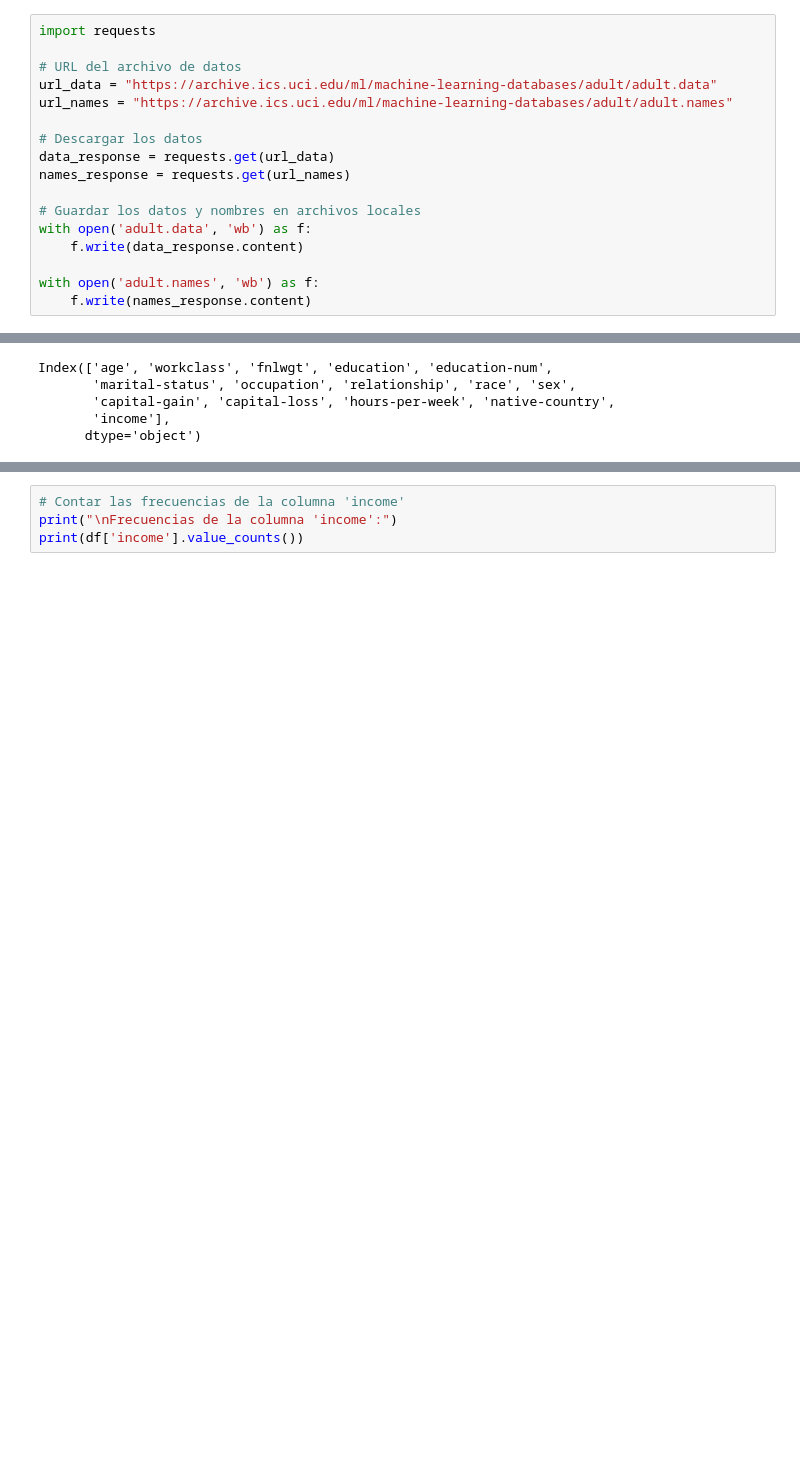
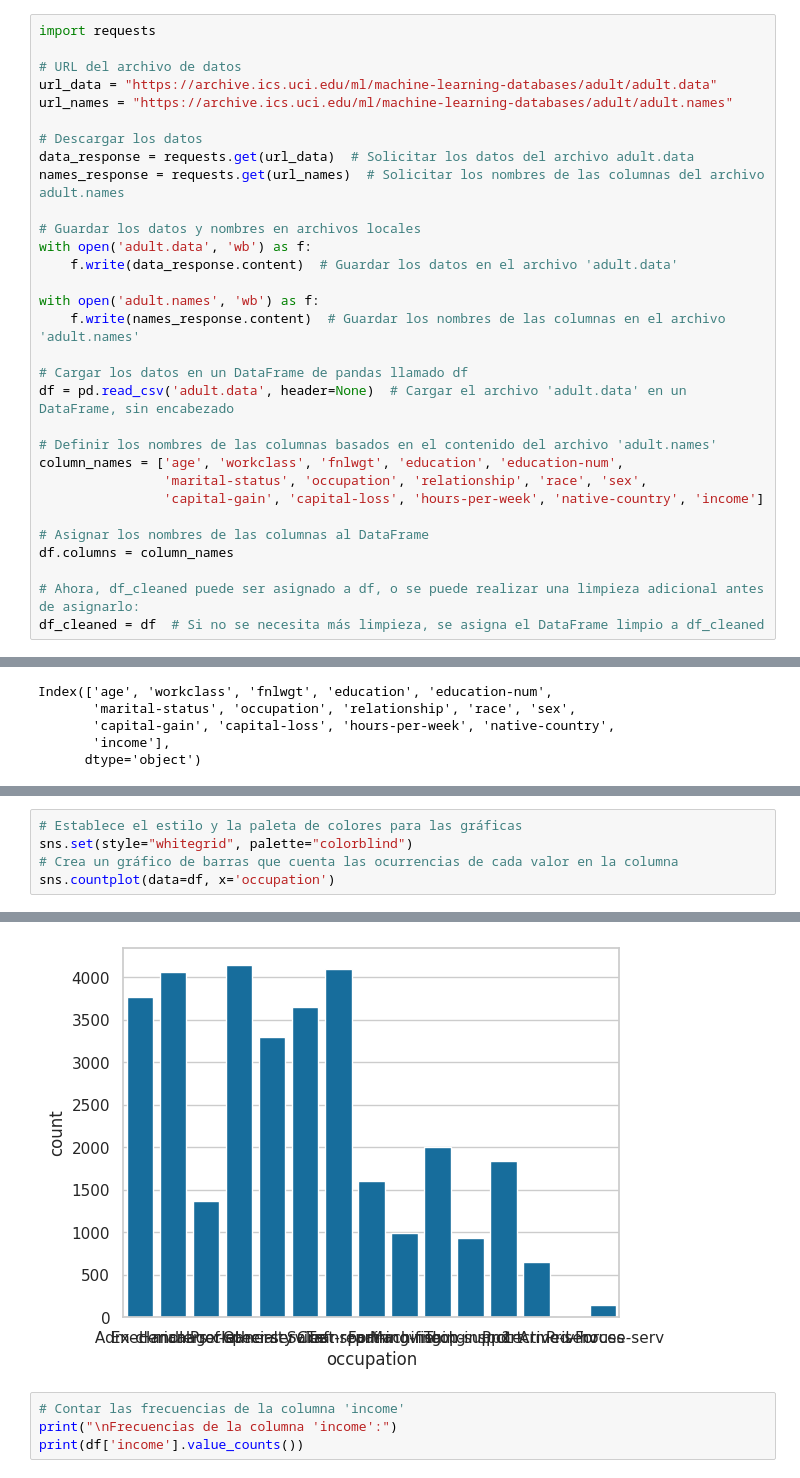
Before and after one commit to callejero666/avdp, a Jupyter notebook: Adulto.ipynb, the cells around one changed output, grey strips where cells are left out. Drawn from its saved outputs; the diff is of its cells as text; blank space fills up the shorter version.

```diff
--- a/Adulto.ipynb
+++ b/Adulto.ipynb
@@ -53,12 +59,26 @@ url_data = "https://archive.ics.uci.edu/ml/machine-learning-databases/adult/adul
 url_names = "https://archive.ics.uci.edu/ml/machine-learning-databases/adult/adult.names"
 
 # Descargar los datos
-data_response = requests.get(url_data)
-names_response = requests.get(url_names)
+data_response = requests.get(url_data)  # Solicitar los datos del archivo adult.data
+names_response = requests.get(url_names)  # Solicitar los nombres de las columnas del archivo adult.names
 
 # Guardar los datos y nombres en archivos locales
 with open('adult.data', 'wb') as f:
-    f.write(data_response.content)
+    f.write(data_response.content)  # Guardar los datos en el archivo 'adult.data'
 
 with open('adult.names', 'wb') as f:
-    f.write(names_response.content)
+    f.write(names_response.content)  # Guardar los nombres de las columnas en el archivo 'adult.names'
+
+# Cargar los datos en un DataFrame de pandas llamado df
+df = pd.read_csv('adult.data', header=None)  # Cargar el archivo 'adult.data' en un DataFrame, sin encabezado
+
+# Definir los nombres de las columnas basados en el contenido del archivo 'adult.names'
+column_names = ['age', 'workclass', 'fnlwgt', 'education', 'education-num',
+                'marital-status', 'occupation', 'relationship', 'race', 'sex',
+                'capital-gain', 'capital-loss', 'hours-per-week', 'native-country', 'income']
+
+# Asignar los nombres de las columnas al DataFrame
+df.columns = column_names
+
+# Ahora, df_cleaned puede ser asignado a df, o se puede realizar una limpieza adicional antes de asignarlo:
+df_cleaned = df  # Si no se necesita más limpieza, se asigna el DataFrame limpio a df_cleaned
@@ -163,0 +251,6 @@ Index(['age', 'workclass', 'fnlwgt', 'education', 'education-num',
+# %%
+# Establece el estilo y la paleta de colores para las gráficas
+sns.set(style="whitegrid", palette="colorblind")
+# Crea un gráfico de barras que cuenta las ocurrencias de cada valor en la columna
+sns.countplot(data=df, x='occupation')
+# %% [output]
@@ -164,3 +258,4 @@ Index(['age', 'workclass', 'fnlwgt', 'education', 'education-num',
+[figure, added]
 # %%
 # Contar las frecuencias de la columna 'income'
 print("\nFrecuencias de la columna 'income':")
```
Also changed, not shown: parts of 20 cells of this notebook.
